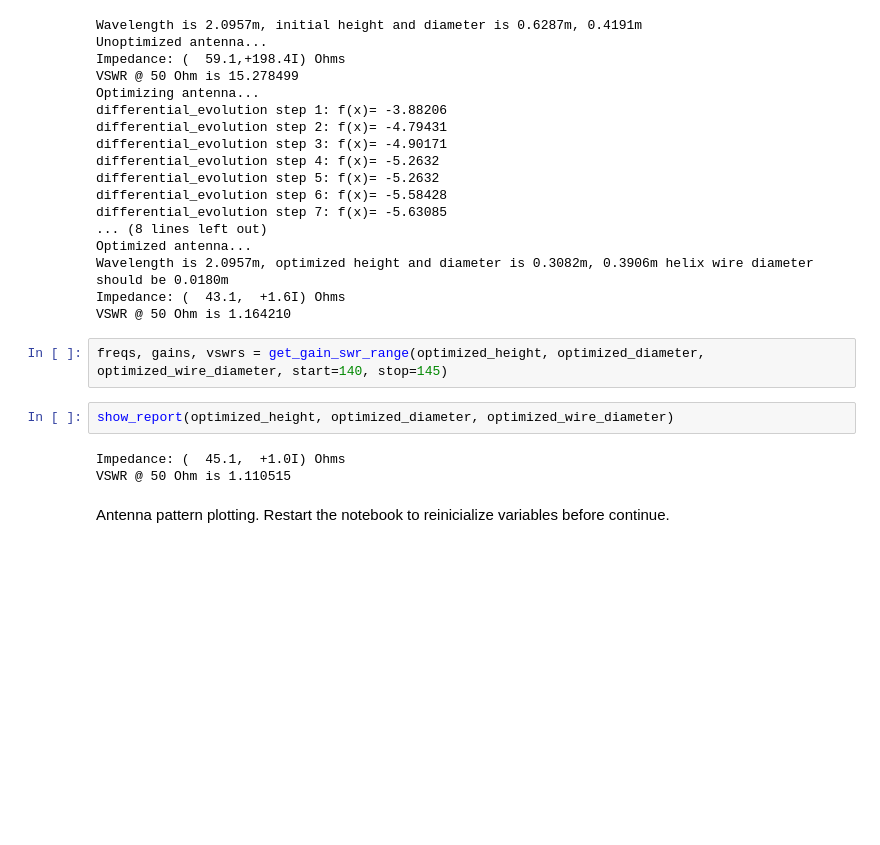
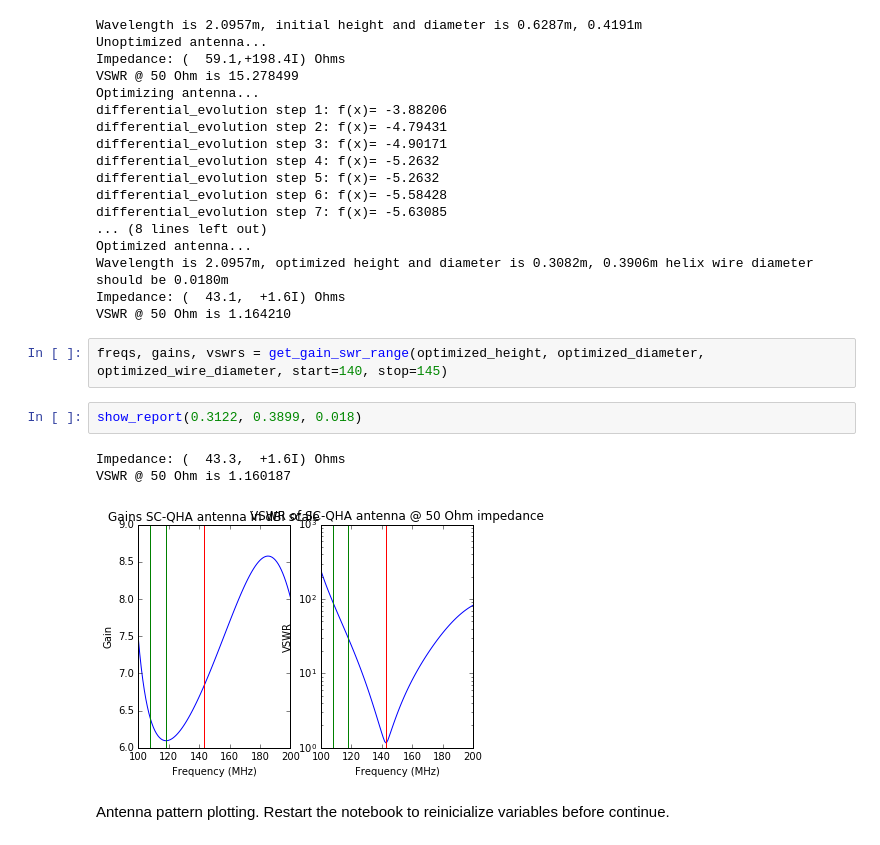
Before and after one commit to bolidozor/NEC-models, a Jupyter notebook: antennas/src/SC-QHA.ipynb, the cells around one changed output. Drawn from its saved outputs; the diff is of its cells as text; blank space fills up the shorter version.

```diff
--- a/antennas/src/SC-QHA.ipynb
+++ b/antennas/src/SC-QHA.ipynb
@@ -238,11 +240,12 @@ Impedance: (  43.1,  +1.6I) Ohms
 VSWR @ 50 Ohm is 1.164210
 # %%
 freqs, gains, vswrs = get_gain_swr_range(optimized_height, optimized_diameter, optimized_wire_diameter, start=140, stop=145)
-# %%
-show_report(optimized_height, optimized_diameter, optimized_wire_diameter)
-# %% [output]
-Impedance: (  45.1,  +1.0I) Ohms
-VSWR @ 50 Ohm is 1.110515
+# %%
+show_report(0.3122, 0.3899, 0.018)
+# %% [output]
+Impedance: (  43.3,  +1.6I) Ohms
+VSWR @ 50 Ohm is 1.160187
+[figure, added]
 # %% [markdown]
 Antenna pattern plotting.  Restart the notebook to reinicialize variables before continue.
 # %%
```
Also changed, not shown: parts of 3 cells of this notebook.
